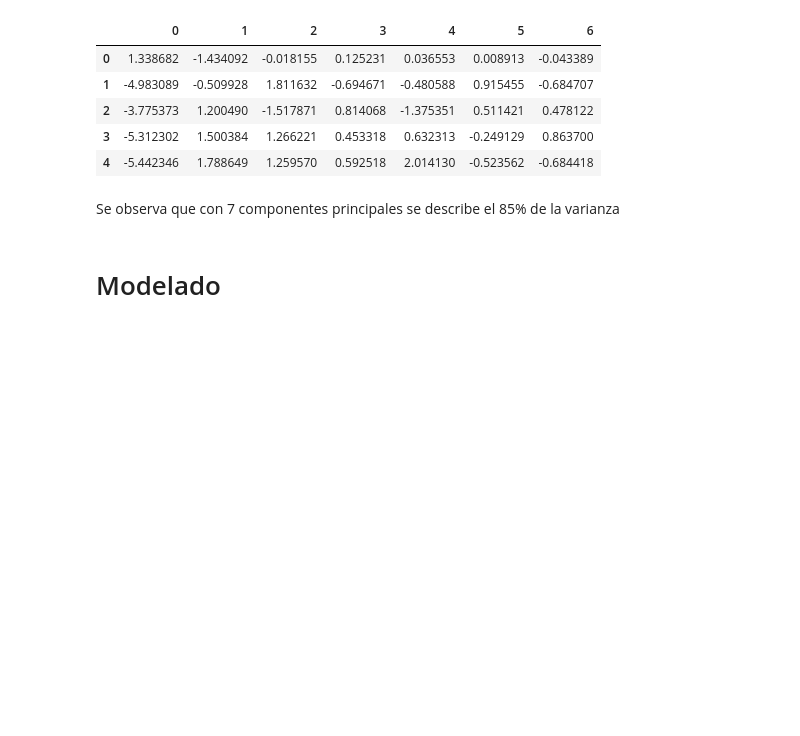
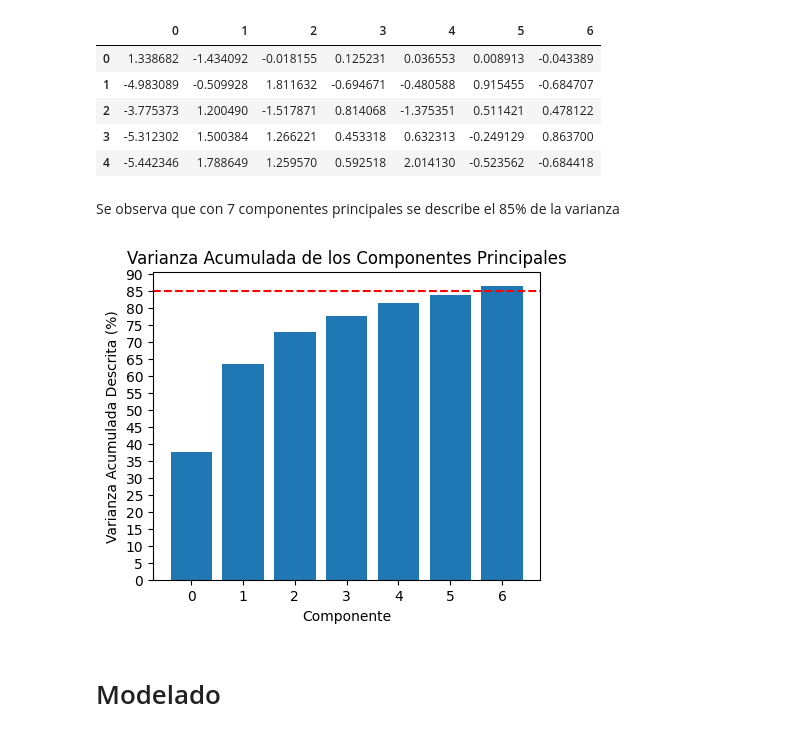
Before and after one commit to JoaqSM/ML_course-colab-files, a Jupyter notebook: Proyecto_Final_ML.ipynb, the cells around one changed output. Drawn from its saved outputs; the diff is of its cells as text; code cells hidden in the pictures; blank space fills up the shorter version.

```diff
--- a/Proyecto_Final_ML.ipynb
+++ b/Proyecto_Final_ML.ipynb
@@ -171,6 +171,19 @@ df_pca.head()
 | 4 | -5.442346 | 1.788649 | 1.259570 | 0.592518 | 2.014130 | -0.523562 | -0.684418 |
 # %% [markdown]
 Se observa que con 7 componentes principales se describe el 85% de la varianza
+# %%
+cumulative_variance = np.cumsum(pca.explained_variance_ratio_)*100
+columns_pca = [str(x) for x in range(0, len(cumulative_variance))]
+plt.figure(figsize=(5,4))
+plt.xlabel('Componente')
+plt.ylabel('Varianza Acumulada Descrita (%)')
+plt.yticks(range(0, 101, 5))
+plt.title('Varianza Acumulada de los Componentes Principales')
+plt.axhline(y=85, color='r', linestyle='--')
+plt.bar(columns_pca, cumulative_variance)
+plt.show()
+# %% [output]
+[figure, added]
 # %% [markdown]
 # Modelado
 # %% [markdown]
```
Also changed, not shown: parts of 11 cells of this notebook.
